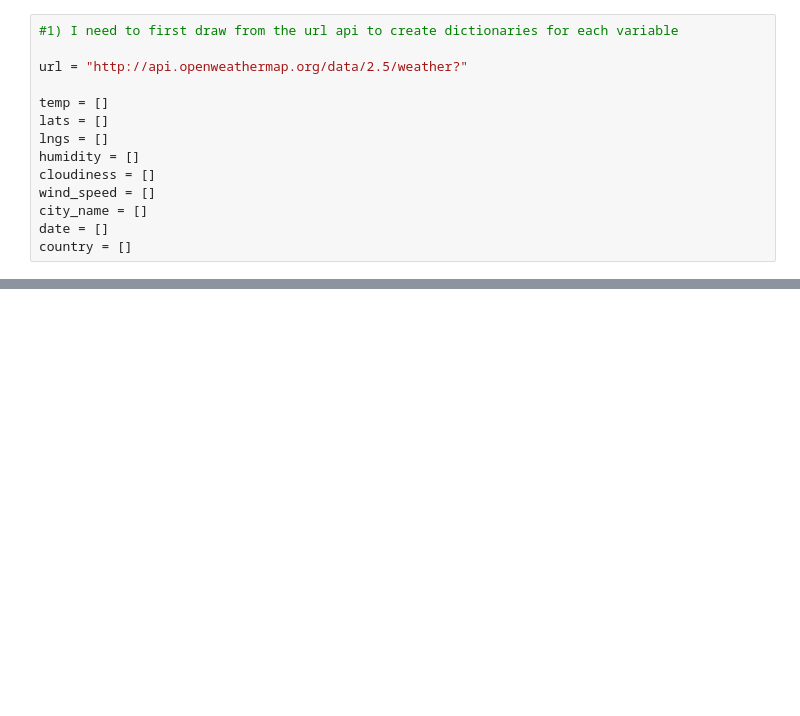
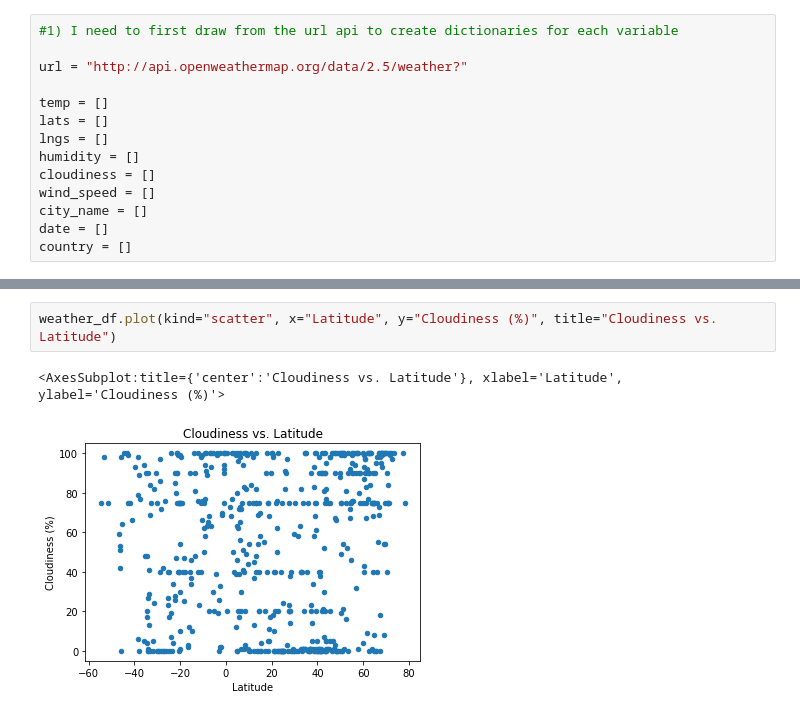
Before and after one commit to olivedisaster/python-api-challenge, a Jupyter notebook: WeatherPy/WeatherPy.ipynb, the cells around one changed output, grey strips where cells are left out. Drawn from its saved outputs; the diff is of its cells as text; blank space fills up the shorter version.

```diff
--- a/WeatherPy/WeatherPy.ipynb
+++ b/WeatherPy/WeatherPy.ipynb
@@ -132,0 +149,5 @@ weather_df.plot(kind="scatter", x="Latitude", y="Temperature (F)")
+# %%
+weather_df.plot(kind="scatter", x="Latitude", y="Cloudiness (%)", title="Cloudiness vs. Latitude")
+# %% [output]
+<AxesSubplot:title={'center':'Cloudiness vs. Latitude'}, xlabel='Latitude', ylabel='Cloudiness (%)'>
+[figure, added]
```
Also changed, not shown: parts of 14 cells of this notebook, 1 other file.
